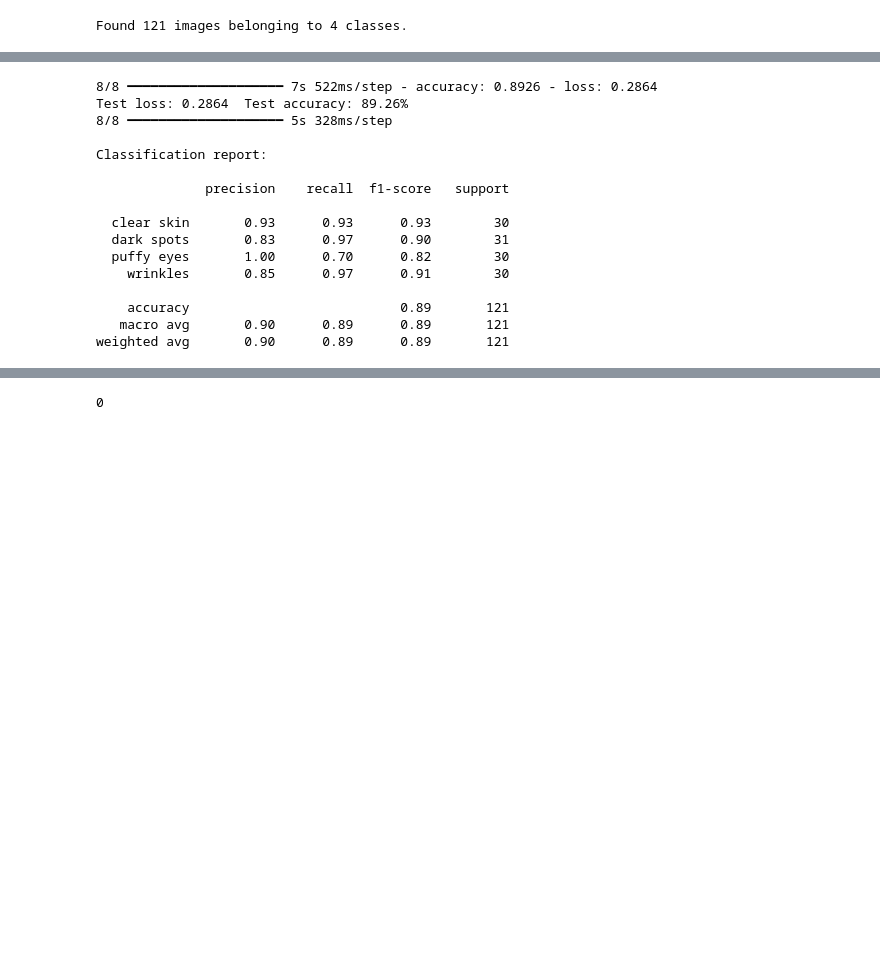
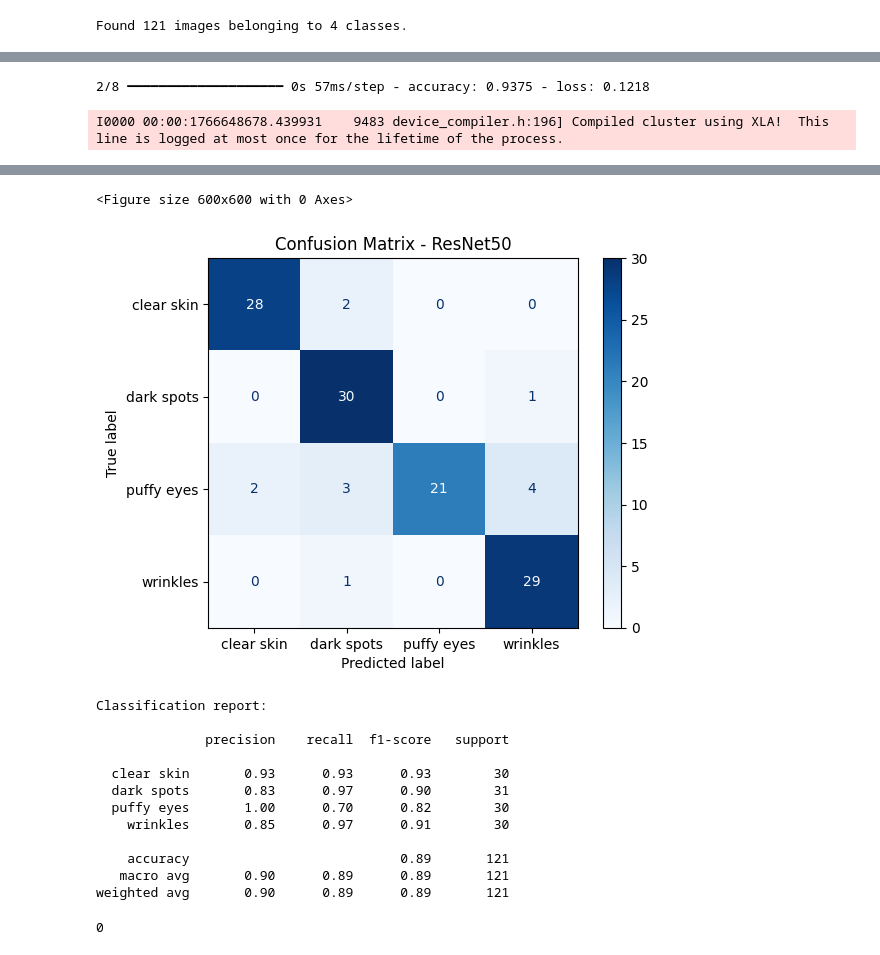
Before and after one commit to Springboard-Mentor-DermalScan/AI-DermalScan_Batch9, a Jupyter notebook: notebooks/preprocessandtrain.ipynb, the cells around one changed output, grey strips where cells are left out. Saved outputs shown, nothing was run; the diff lists cells and outputs as text; code cells hidden in the pictures; blank space fills up the shorter version.

Commit message:
Added confusion matrix

```diff
--- a/notebooks/preprocessandtrain.ipynb
+++ b/notebooks/preprocessandtrain.ipynb
@@ -901,11 +906,14 @@ testflow = testgenerator.flow_from_directory(
 # %% [output]
 Found 121 images belonging to 4 classes.
 # %%
+from sklearn.metrics import confusion_matrix, ConfusionMatrixDisplay
+import matplotlib.pyplot as plt
+
 testflow.reset()
 
 test_steps = math.ceil(testflow.samples / testflow.batch_size)
 
-best = tf.keras.models.load_model(checkpointpath)
+best = tf.keras.models.load_model("../models/resnet_best_model.h5")
 
 loss, acc = best.evaluate(
     testflow,
@@ -926,6 +934,19 @@ preds = np.argmax(pred_probs, axis=1)
 true = testflow.classes[:len(preds)]
 labels = list(testflow.class_indices.keys())
 
+
+cm = confusion_matrix(true, preds)
+
+disp = ConfusionMatrixDisplay(
+    confusion_matrix=cm,
+    display_labels=labels
+)
+
+plt.figure(figsize=(6, 6))
+disp.plot(cmap="Blues", values_format="d")
+plt.title("Confusion Matrix - ResNet50")
+plt.show()
+
 print("\nClassification report:\n")
 print(classification_report(true, preds, target_names=labels))
 # %% [output]
@@ -933,16 +960,2 @@ WARNING:absl:Compiled the loaded model, but the compiled metrics have yet to be
-8/8 ━━━━━━━━━━━━━━━━━━━━ 7s 522ms/step - accuracy: 0.8926 - loss: 0.2864
-Test loss: 0.2864  Test accuracy: 89.26%
-8/8 ━━━━━━━━━━━━━━━━━━━━ 5s 328ms/step
-
-Classification report:
-
-              precision    recall  f1-score   support
-
-  clear skin       0.93      0.93      0.93        30
-  dark spots       0.83      0.97      0.90        31
-  puffy eyes       1.00      0.70      0.82        30
-    wrinkles       0.85      0.97      0.91        30
-
-    accuracy                           0.89       121
-   macro avg       0.90      0.89      0.89       121
-weighted avg       0.90      0.89      0.89       121
+2/8 ━━━━━━━━━━━━━━━━━━━━ 0s 57ms/step - accuracy: 0.9375 - loss: 0.1218
+I0000 00:00:1766648678.439931    9483 device_compiler.h:196] Compiled cluster using XLA!  This line is logged at most once for the lifetime of the process.
@@ -949,3 +965,17 @@ weighted avg       0.90      0.89      0.89       121
+<Figure size 600x600 with 0 Axes>
+[figure, added]
+Classification report:
+
+              precision    recall  f1-score   support
+
+  clear skin       0.93      0.93      0.93        30
+  dark spots       0.83      0.97      0.90        31
+  puffy eyes       1.00      0.70      0.82        30
+    wrinkles       0.85      0.97      0.91        30
+
+    accuracy                           0.89       121
+   macro avg       0.90      0.89      0.89       121
+weighted avg       0.90      0.89      0.89       121
 # %%
 import tensorflow as tf
 from tensorflow.keras import backend as K
```
Also changed, not shown: parts of 2 cells of this notebook.
